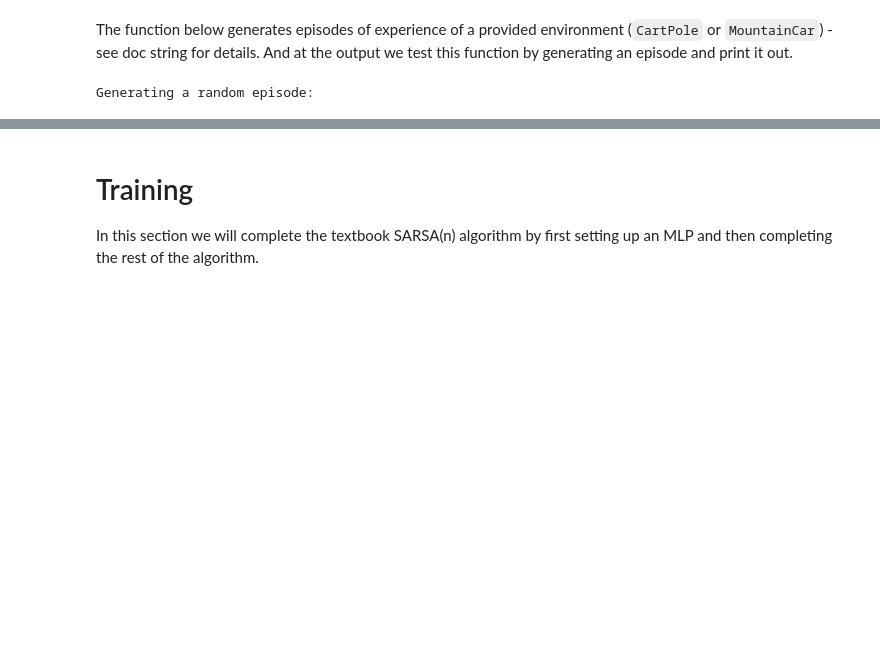
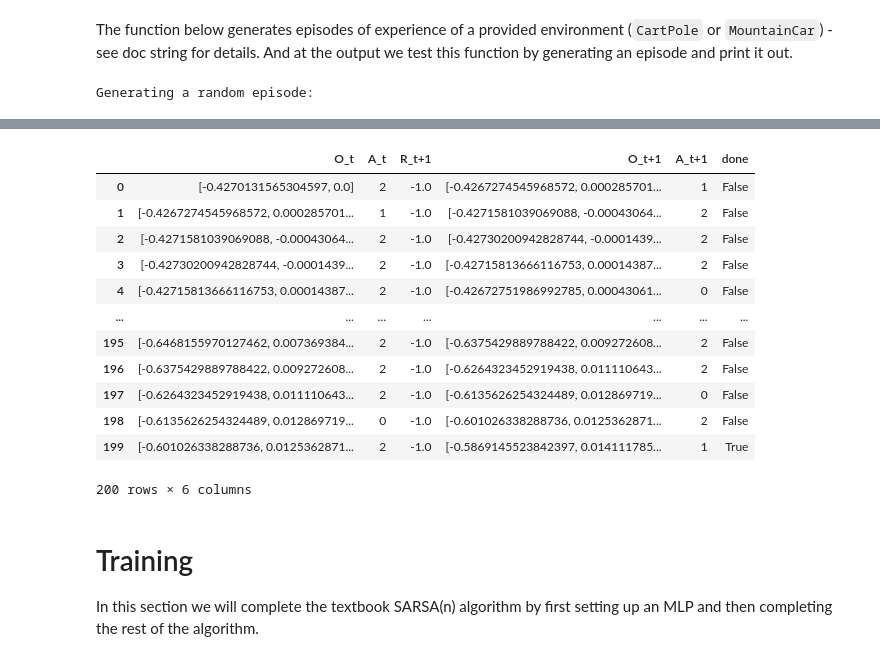
Before and after one commit to constructor-s/aps1080_winter_2021, a Jupyter notebook: A4/A4.ipynb, the cells around one changed output, grey strips where cells are left out. Drawn from its saved outputs; the diff is of its cells as text; code cells hidden in the pictures; blank space fills up the shorter version.

```diff
--- a/A4/A4.ipynb
+++ b/A4/A4.ipynb
@@ -137,34 +137,48 @@ def run_env(policy_fun,
                 f"Step {i}, obs =\n{np.array2string(obs, precision=1)}")
         if video:
             env.render()
         if debug and done:
             print(f"Observation at i = {i}: {obs}")
 
         obs, a = next_obs, next_a
 
         if done:
             if debug:
                 print(f"Observation at terminal: {obs}")
             if plot:
                 ax.ravel()[-1].imshow(env.render(mode='rgb_array'))
                 ax.ravel()[-1].set_title(
                     f"Step {i}, obs =\n{np.array2string(obs, precision=1)}")
             if video:
                 env.render()
 
             break
     env.close()
 
 print("Generating a random episode:")
 env = gym.make('MountainCar-v0') # gym.make('CartPole-v0')
-pd.DataFrame(run_env(lambda *_, **__: env.action_space.sample(),
+episode = pd.DataFrame(run_env(lambda *_, **__: env.action_space.sample(),
                      plot=False,
                      env=env, video=True),
              columns=["O_t", "A_t", "R_t+1", "O_t+1", "A_t+1", "done"])
 show_video()
+episode
 # %% [output]
 Generating a random episode:
 [interactive output not drawn]
+|  | O_t | A_t | R_t+1 | O_t+1 | A_t+1 | done |
+| 0 | [-0.4270131565304597, 0.0] | 2 | -1.0 | [-0.4267274545968572, 0.000285701... | 1 | False |
+| 1 | [-0.4267274545968572, 0.000285701... | 1 | -1.0 | [-0.4271581039069088, -0.00043064... | 2 | False |
+| 2 | [-0.4271581039069088, -0.00043064... | 2 | -1.0 | [-0.42730200942828744, -0.0001439... | 2 | False |
+| 3 | [-0.42730200942828744, -0.0001439... | 2 | -1.0 | [-0.42715813666116753, 0.00014387... | 2 | False |
+| 4 | [-0.42715813666116753, 0.00014387... | 2 | -1.0 | [-0.42672751986992785, 0.00043061... | 0 | False |
+| ... | ... | ... | ... | ... | ... | ... |
+| 195 | [-0.6468155970127462, 0.007369384... | 2 | -1.0 | [-0.6375429889788422, 0.009272608... | 2 | False |
+| 196 | [-0.6375429889788422, 0.009272608... | 2 | -1.0 | [-0.6264323452919438, 0.011110643... | 2 | False |
+| 197 | [-0.6264323452919438, 0.011110643... | 2 | -1.0 | [-0.6135626254324489, 0.012869719... | 0 | False |
+| 198 | [-0.6135626254324489, 0.012869719... | 0 | -1.0 | [-0.601026338288736, 0.0125362871... | 2 | False |
+| 199 | [-0.601026338288736, 0.0125362871... | 2 | -1.0 | [-0.5869145523842397, 0.014111785... | 1 | True |
+200 rows × 6 columns
 # %% [markdown]
 # Training
 
```
